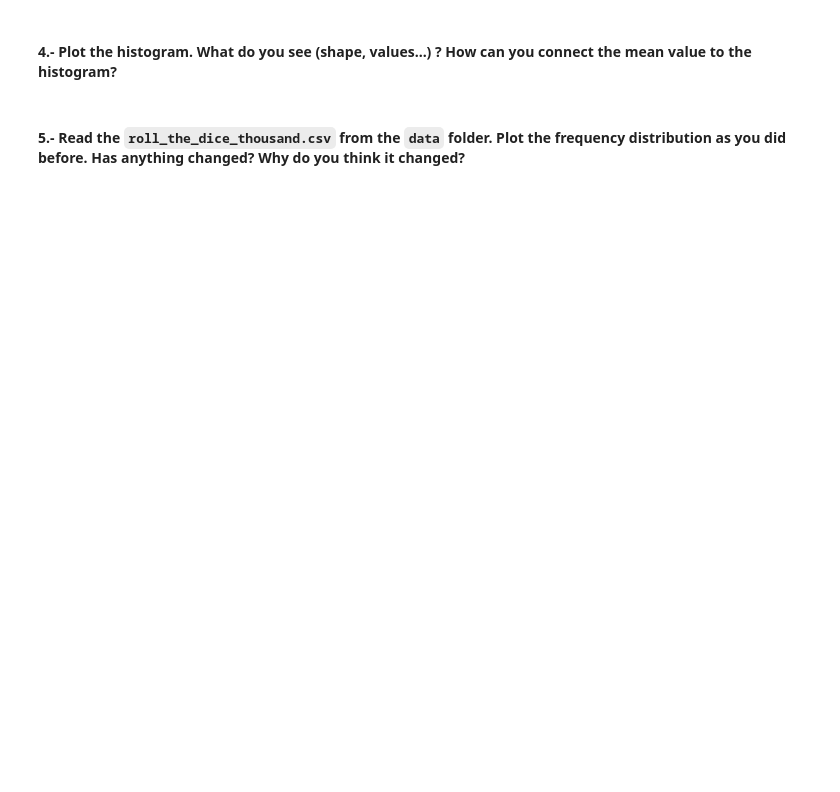
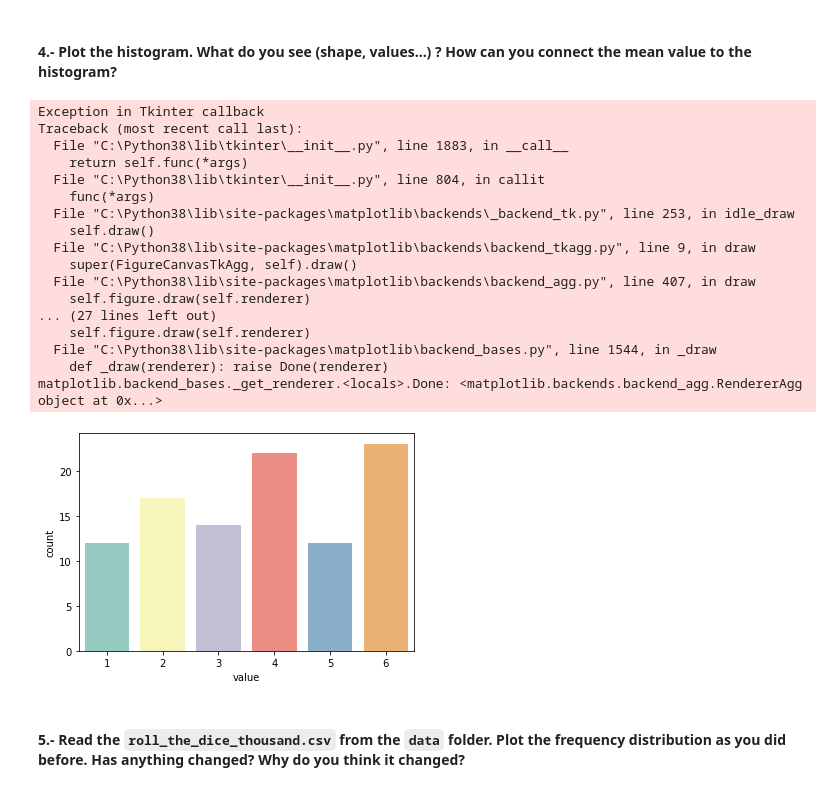
Before and after one commit to ta-data-lis/Descriptive-Stats, a Jupyter notebook: your-code/main.ipynb, the cells around one changed output. Drawn from its saved outputs; the diff is of its cells as text; code cells hidden in the pictures; blank space fills up the shorter version.

```diff
--- a/your-code/main.ipynb
+++ b/your-code/main.ipynb
@@ -100,3 +231,23 @@ your comments here
 #### 4.- Plot the histogram. What do you see (shape, values...) ? How can you connect the mean value to the histogram?
 # %%
 # your code here
+ax = sns.countplot(x='value',data=dice_data,palette="Set3")
+# %% [output]
+Exception in Tkinter callback
+Traceback (most recent call last):
+  File "C:\Python38\lib\tkinter\__init__.py", line 1883, in __call__
+    return self.func(*args)
+  File "C:\Python38\lib\tkinter\__init__.py", line 804, in callit
+    func(*args)
+  File "C:\Python38\lib\site-packages\matplotlib\backends\_backend_tk.py", line 253, in idle_draw
+    self.draw()
+  File "C:\Python38\lib\site-packages\matplotlib\backends\backend_tkagg.py", line 9, in draw
+    super(FigureCanvasTkAgg, self).draw()
+  File "C:\Python38\lib\site-packages\matplotlib\backends\backend_agg.py", line 407, in draw
+    self.figure.draw(self.renderer)
+... (27 lines left out)
+    self.figure.draw(self.renderer)
+  File "C:\Python38\lib\site-packages\matplotlib\backend_bases.py", line 1544, in _draw
+    def _draw(renderer): raise Done(renderer)
+matplotlib.backend_bases._get_renderer.<locals>.Done: <matplotlib.backends.backend_agg.RendererAgg object at 0x...>
+[figure, added]
```
Also changed, not shown: parts of 60 cells of this notebook.
